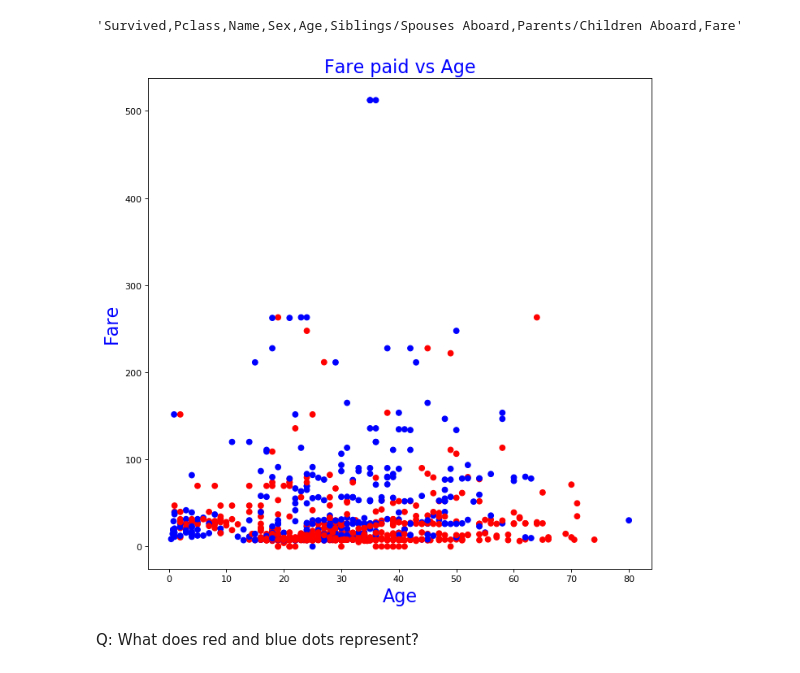
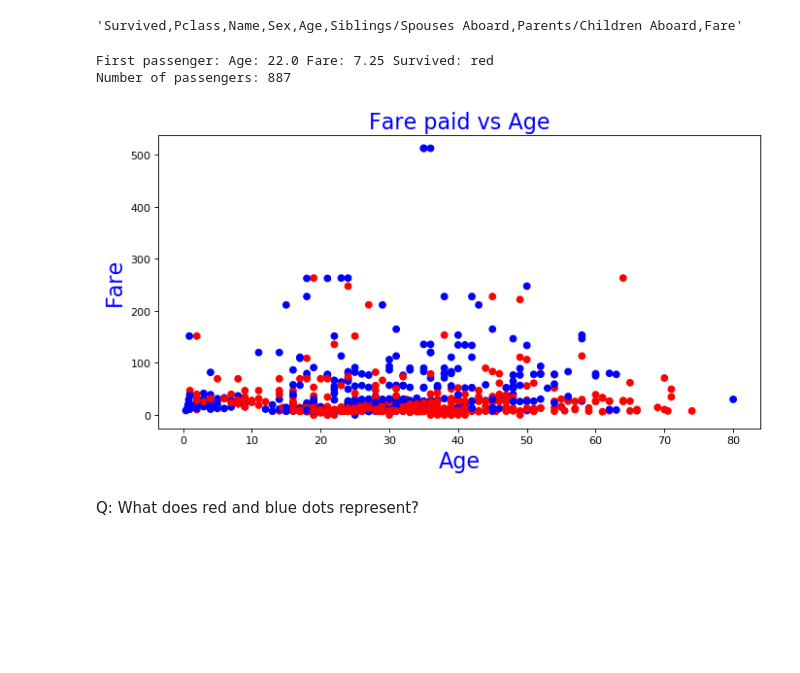
Before and after one commit to edogdu/intro_to_python, a Jupyter notebook: ch12_visualization.ipynb, the cells around one changed output. Cells and saved outputs as stored; diff of their text form; code cells hidden in the pictures; blank space fills up the shorter version.

```diff
--- a/ch12_visualization.ipynb
+++ b/ch12_visualization.ipynb
@@ -81,13 +88,19 @@ for line in fhand:
+# %%
+print('First passenger:','Age:',age[0],'Fare:',fare[0],'Survived:',survival[0])
+print('Number of passengers:',len(age))
+# %% [output]
+First passenger: Age: 22.0 Fare: 7.25 Survived: red
+Number of passengers: 887
 # %%
 # draw scatter plot of these three lists (ages by fare paid)
-plt.figure(figsize=(10, 10), dpi=80)
+plt.figure(figsize=(10, 5), dpi=80)
 plt.scatter(age, fare, color=survival, marker='o')
 plt.title('Fare paid vs Age', fontsize=20, color='blue')
 plt.xlabel('Age', fontsize=20, color='blue')
 plt.ylabel('Fare', fontsize=20, color='blue')
 plt.show()
 # %% [output]
-[figure, old version]
+[figure, new version]
 # %% [markdown]
 Q: What does red and blue dots represent?
 # %% [markdown]
```
Also changed, not shown: parts of 12 cells of this notebook.
